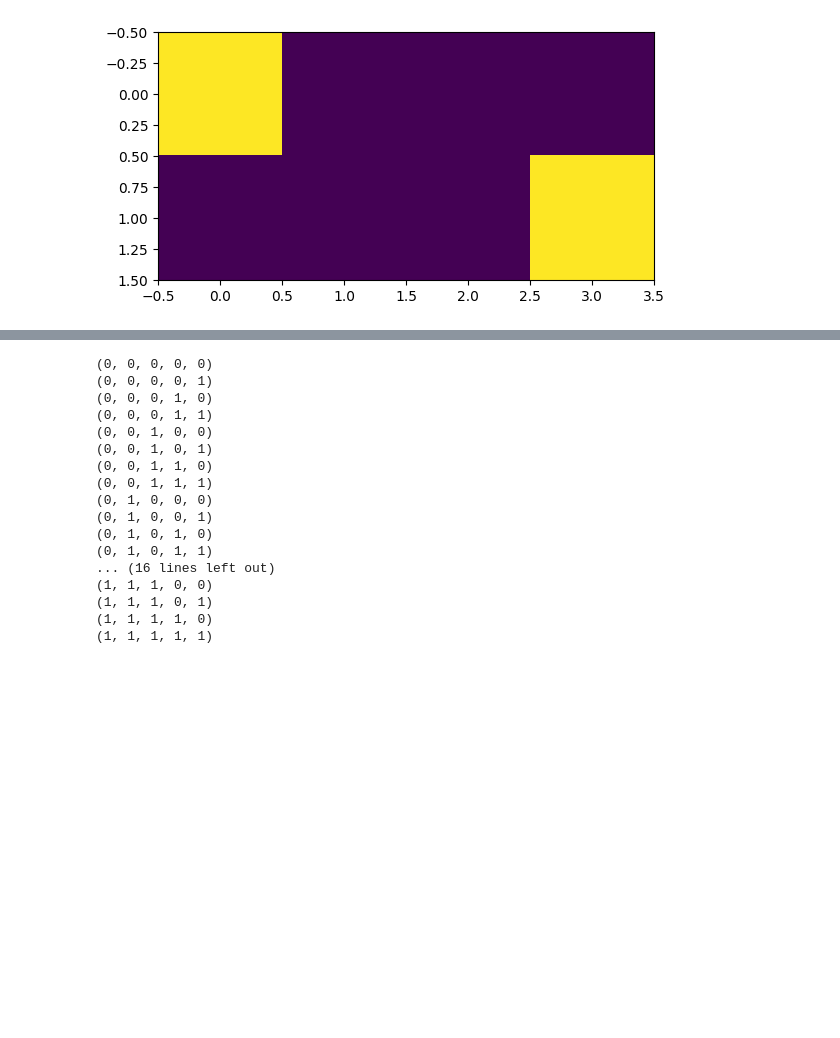
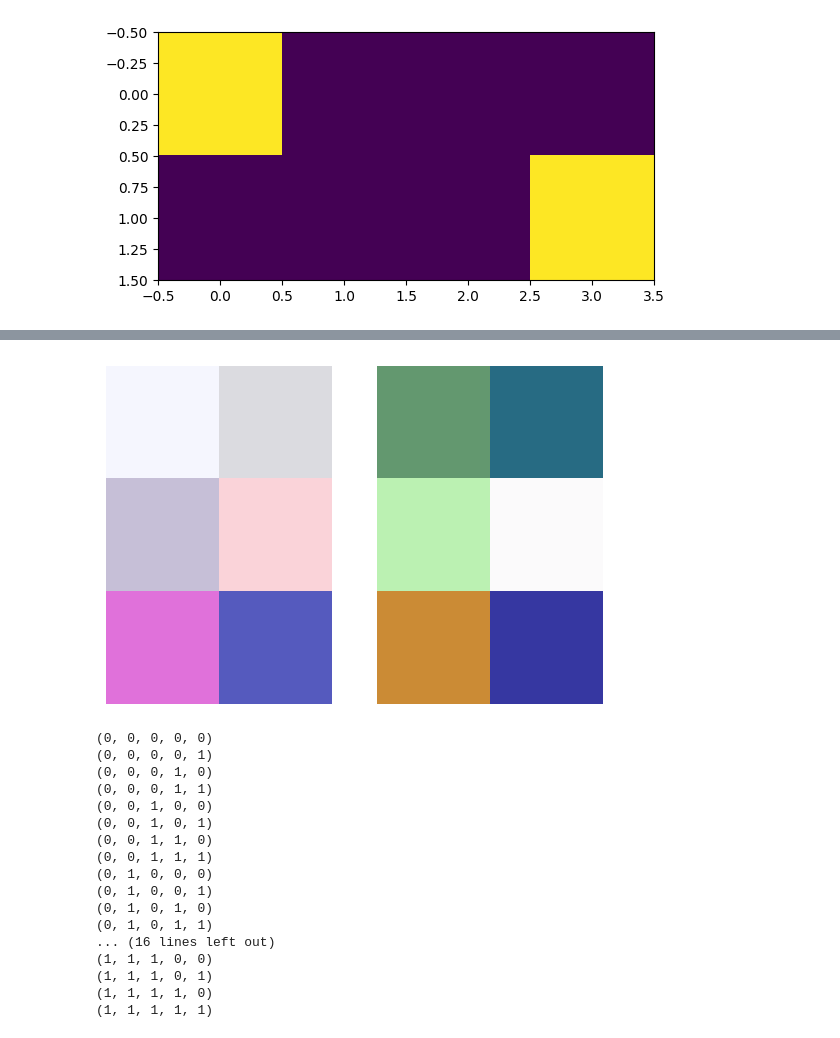
Before and after one commit to el-dAna/QC, a Jupyter notebook: hacathons/image_encoding.ipynb, the cells around one changed output, grey strips where cells are left out. Saved outputs shown, nothing was run; the diff lists cells and outputs as text; code cells hidden in the pictures; blank space fills up the shorter version.

```diff
--- a/hacathons/image_encoding.ipynb
+++ b/hacathons/image_encoding.ipynb
@@ -134,3 +164,14 @@ np.round(16.5, 0)
+# %%
+reconstructed_image = classical_decode(decoded_img)
+fig, axs = plt.subplots(1, 2)
+axs[0].imshow(image_c)
+axs[0].axis('off')
+axs[1].imshow(reconstructed_image)
+axs[1].axis('off')
+plt.subplots_adjust(wspace=0.2)
+plt.show()
+# %% [output]
+[figure, added]
 # %%
 from itertools import product
 
```
Also changed, not shown: parts of 5 cells of this notebook.
